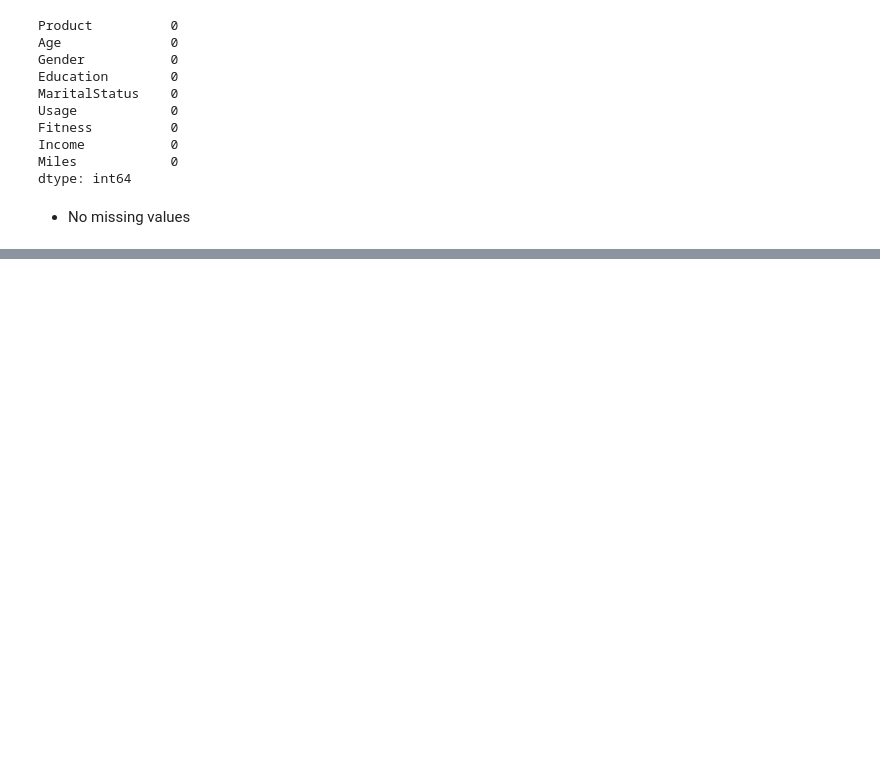
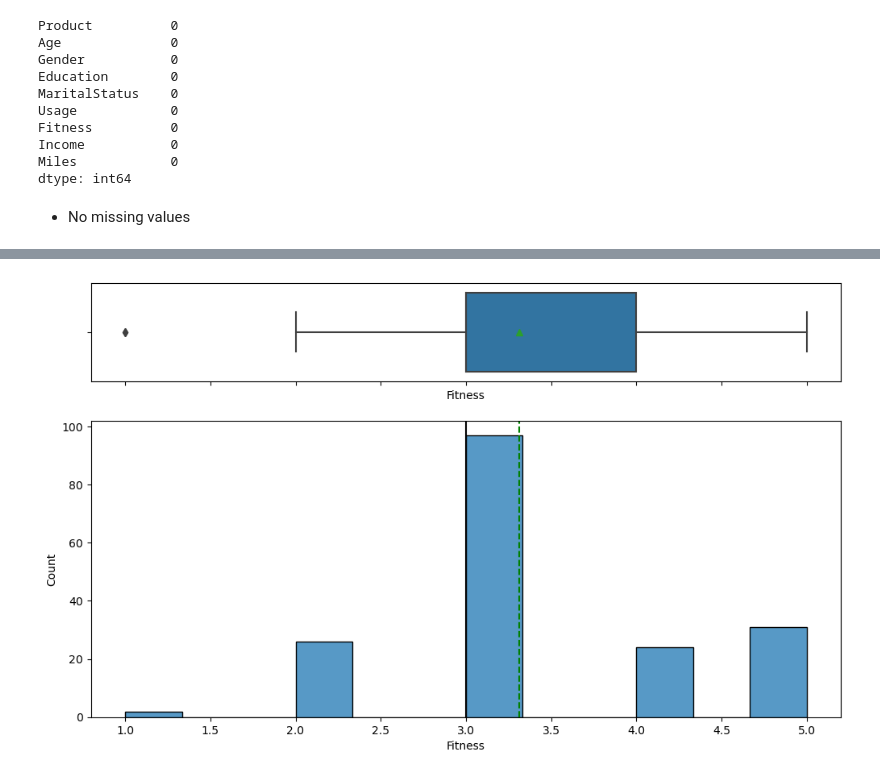
Before and after one commit to poonampal/AIML, a Jupyter notebook: Cardio Good Fitness Project - Problem Statement.ipynb, the cells around one changed output, grey strips where cells are left out. Saved outputs shown, nothing was run; the diff lists cells and outputs as text; code cells hidden in the pictures; blank space fills up the shorter version.

Commit message:
Cardio Good Fitness
Cardio Good Fitness

```diff
--- a/Cardio Good Fitness Project - Problem Statement.ipynb
+++ b/Cardio Good Fitness Project - Problem Statement.ipynb
@@ -129,0 +140,4 @@ np.pi
+# %%
+histogram_boxplot(df, 'Fitness')
+# %% [output]
+[figure, added]
```
Also changed, not shown: parts of 39 cells of this notebook, 1 other file.
